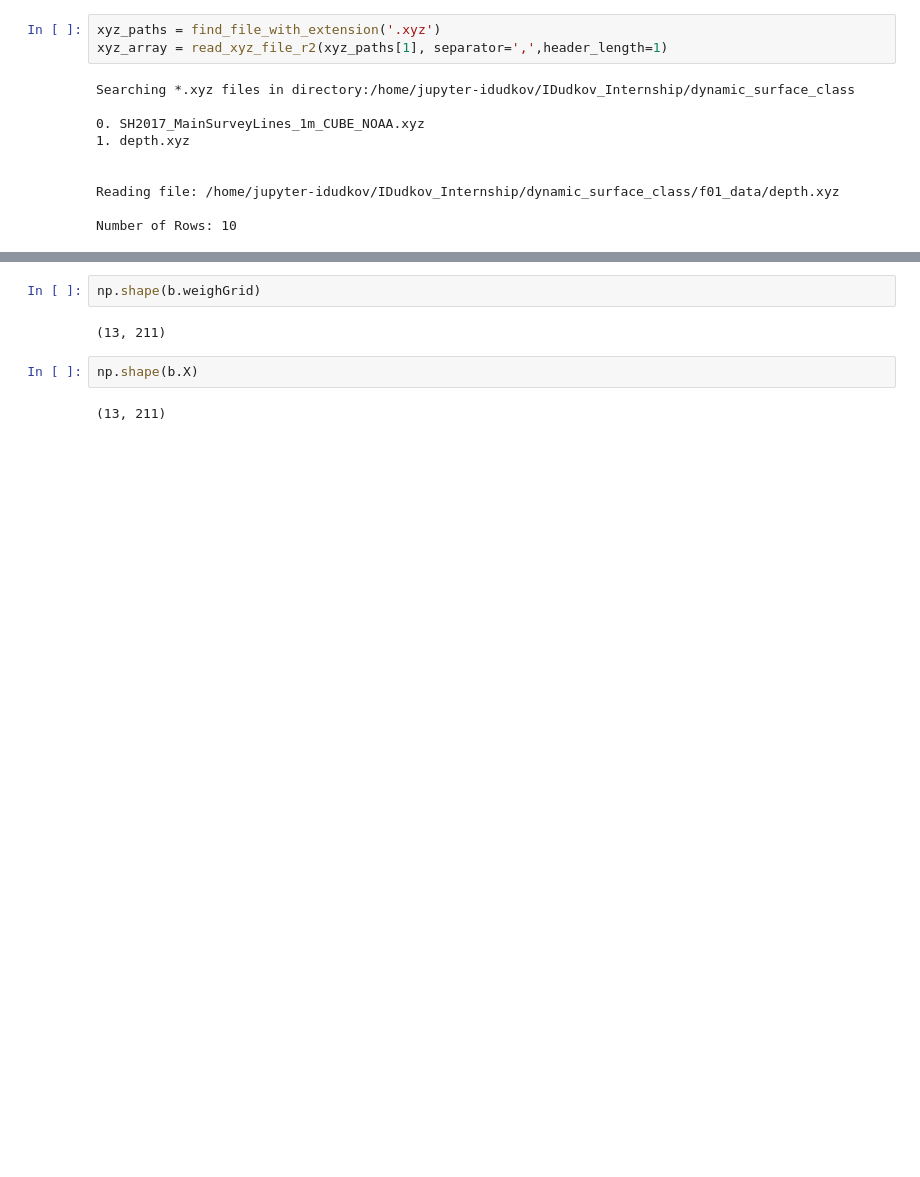
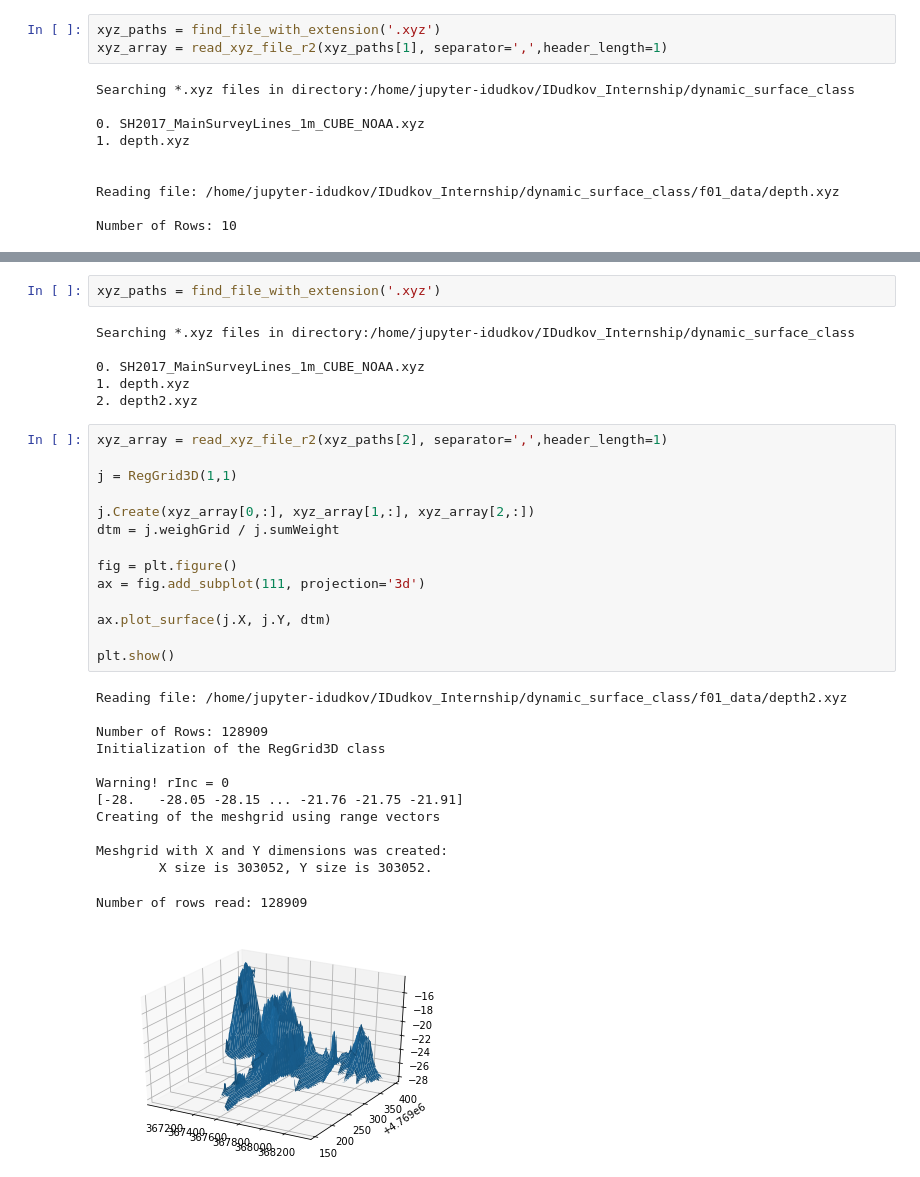
Before and after one commit to ivandudkov/dynamic-surface-class, a Jupyter notebook: dynamic_surface_class.ipynb, the cells around one changed output, grey strips where cells are left out. Cells and saved outputs as stored; diff of their text form; blank space fills up the shorter version.

```diff
--- a/dynamic_surface_class.ipynb
+++ b/dynamic_surface_class.ipynb
@@ -644,8 +724,36 @@ Depth using 1d indexing: 1.00
-# %%
-np.shape(b.weighGrid)
-# %% [output]
-(13, 211)
-# %%
-np.shape(b.X)
-# %% [output]
-(13, 211)
+# %%
+xyz_paths = find_file_with_extension('.xyz')
+# %% [output]
+Searching *.xyz files in directory:/home/jupyter-idudkov/IDudkov_Internship/dynamic_surface_class
+
+0. SH2017_MainSurveyLines_1m_CUBE_NOAA.xyz
+1. depth.xyz
+2. depth2.xyz
+# %%
+xyz_array = read_xyz_file_r2(xyz_paths[2], separator=',',header_length=1)
+
+j = RegGrid3D(1,1)
+
+j.Create(xyz_array[0,:], xyz_array[1,:], xyz_array[2,:])
+dtm = j.weighGrid / j.sumWeight
+
+fig = plt.figure()
+ax = fig.add_subplot(111, projection='3d')
+
+ax.plot_surface(j.X, j.Y, dtm)
+
+plt.show()
+# %% [output]
+Reading file: /home/jupyter-idudkov/IDudkov_Internship/dynamic_surface_class/f01_data/depth2.xyz
+
+Number of Rows: 128909
+Initialization of the RegGrid3D class
+
+Warning! rInc = 0
+[-28.   -28.05 -28.15 ... -21.76 -21.75 -21.91]
+Creating of the meshgrid using range vectors
+
+Meshgrid with X and Y dimensions was created:
+        X size is 303052, Y size is 303052.
+Number of rows read: 128909
+[figure, added]
```
Also changed, not shown: parts of 22 cells of this notebook.
